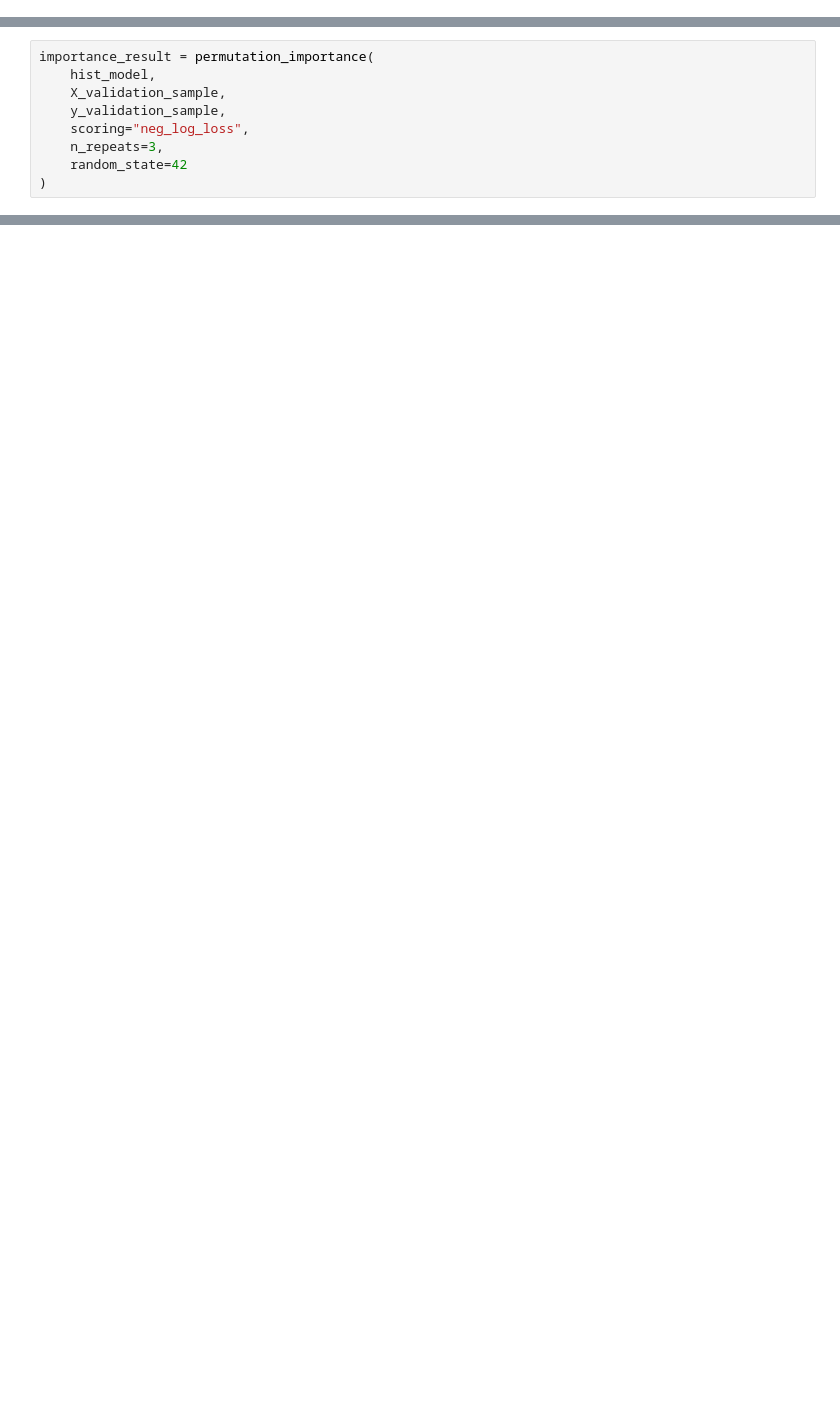
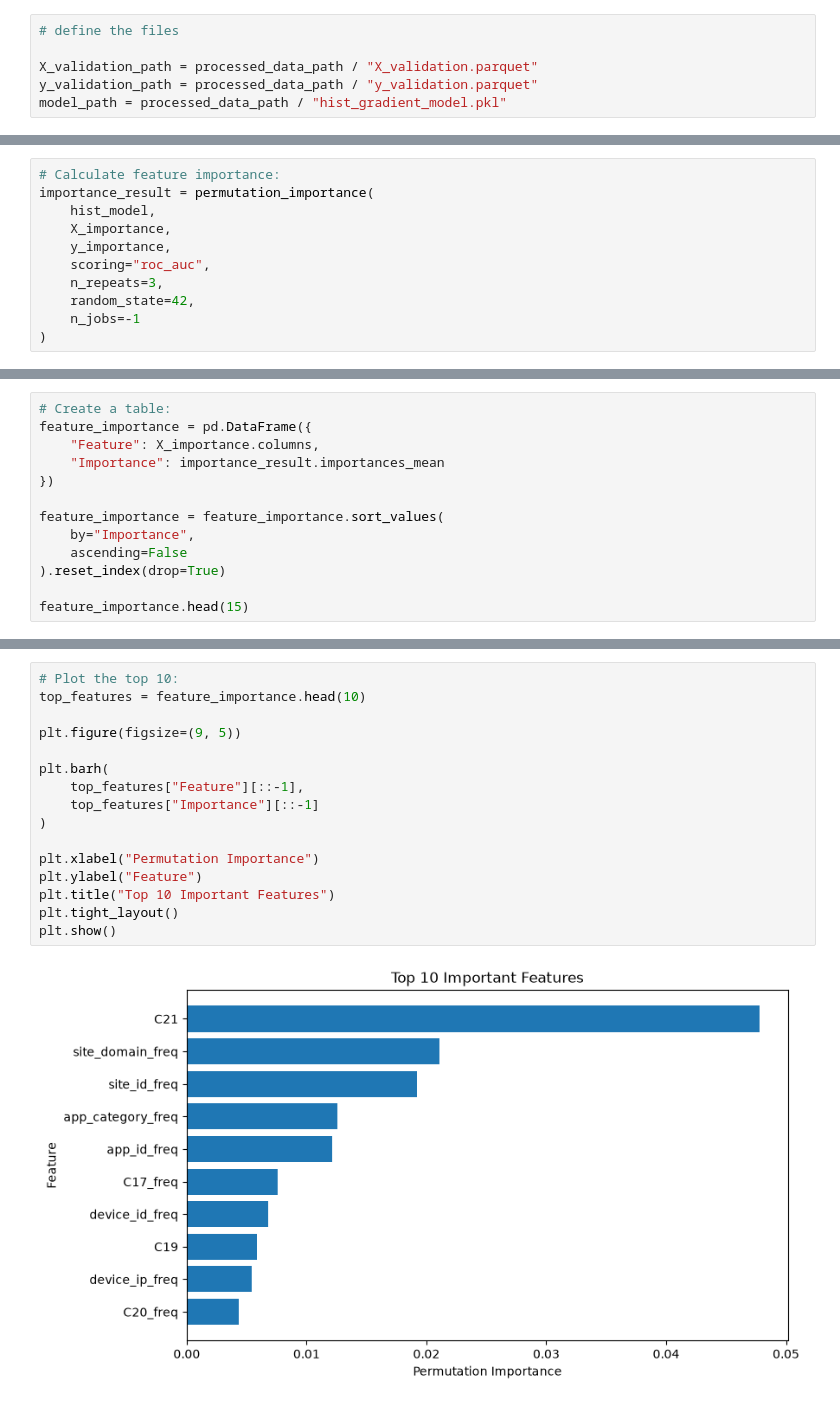
Before and after one commit to ilapavulurik/avazu-ctr-prediction, a Jupyter notebook: notebooks/08_Model_Interpretation_Error_Analysis.ipynb, the cells around one changed output, grey strips where cells are left out. Saved outputs shown, nothing was run; the diff lists cells and outputs as text; blank space fills up the shorter version.

Commit message:
Add model evaluation, interpretation, tradeoffs, and documentation

```diff
--- a/notebooks/08_Model_Interpretation_Error_Analysis.ipynb
+++ b/notebooks/08_Model_Interpretation_Error_Analysis.ipynb
@@ -22,0 +44,6 @@ FileNotFoundError: [Errno 2] No such file or directory: 'data/processed/hist_gra
+# %%
+# define the files
+
+X_validation_path = processed_data_path / "X_validation.parquet"
+y_validation_path = processed_data_path / "y_validation.parquet"
+model_path = processed_data_path / "hist_gradient_model.pkl"
@@ -23,9 +310,11 @@ FileNotFoundError: [Errno 2] No such file or directory: 'data/processed/hist_gra
 # %%
+# Calculate feature importance:
 importance_result = permutation_importance(
     hist_model,
-    X_validation_sample,
-    y_validation_sample,
-    scoring="neg_log_loss",
+    X_importance,
+    y_importance,
+    scoring="roc_auc",
     n_repeats=3,
-    random_state=42
+    random_state=42,
+    n_jobs=-1
 )
@@ -33,0 +321,13 @@ NameError: name 'hist_model' is not defined
+# %%
+# Create a table:
+feature_importance = pd.DataFrame({
+    "Feature": X_importance.columns,
+    "Importance": importance_result.importances_mean
+})
+
+feature_importance = feature_importance.sort_values(
+    by="Importance",
+    ascending=False
+).reset_index(drop=True)
+
+feature_importance.head(15)
@@ -33,0 +351,18 @@ NameError: name 'hist_model' is not defined
+# %%
+# Plot the top 10:
+top_features = feature_importance.head(10)
+
+plt.figure(figsize=(9, 5))
+
+plt.barh(
+    top_features["Feature"][::-1],
+    top_features["Importance"][::-1]
+)
+
+plt.xlabel("Permutation Importance")
+plt.ylabel("Feature")
+plt.title("Top 10 Important Features")
+plt.tight_layout()
+plt.show()
+# %% [output]
+[figure, added]
```
Also changed, not shown: parts of 65 cells of this notebook, 8 other files.
